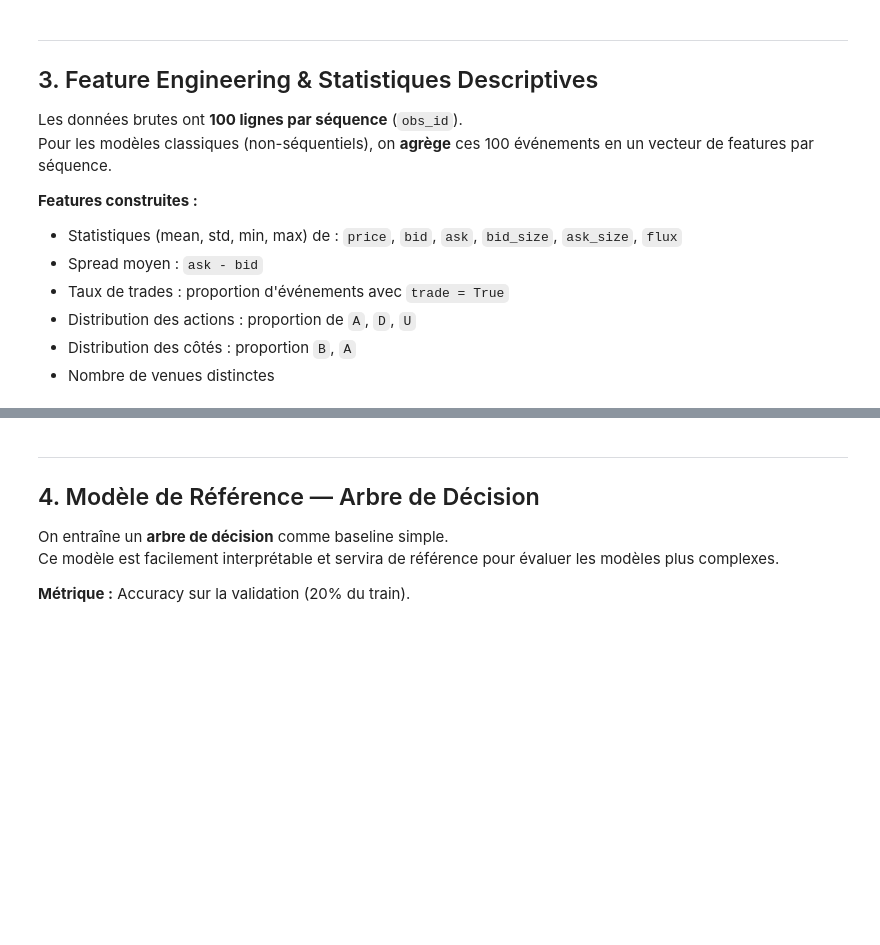
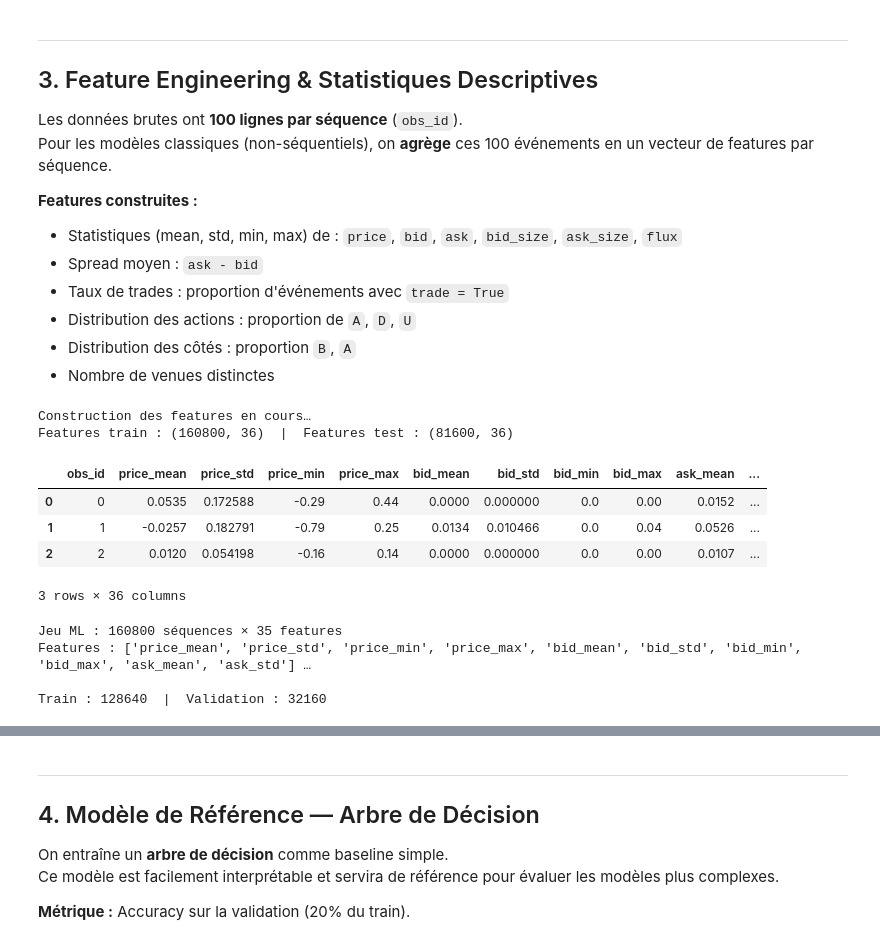
Before and after one commit to HUGO-ROCHA-MONDRAGON/High_Freq_Data, a Jupyter notebook: src/Mannai(RochaMondragon)_HighFreqData.ipynb, the cells around one changed output, grey strips where cells are left out. Saved outputs shown, nothing was run; the diff lists cells and outputs as text; code cells hidden in the pictures; blank space fills up the shorter version.

```diff
--- a/src/Mannai(RochaMondragon)_HighFreqData.ipynb
+++ b/src/Mannai(RochaMondragon)_HighFreqData.ipynb
@@ -109,43 +144,62 @@ Pour les modèles classiques (non-séquentiels), on **agrège** ces 100 événem
 # %%
 def build_features(df: pd.DataFrame) -> pd.DataFrame:
     """Agrège les 100 événements par obs_id en un vecteur de features."""
     grp = df.groupby("obs_id")
 
-    # Statistiques numériques
-    num_cols = ["price", "bid", "ask", "bid_size", "ask_size", "flux"]
-    agg = grp[num_cols].agg(["mean", "std", "min", "max"])
-    agg.columns = ["_".join(c) for c in agg.columns]
+    with tqdm(total=6, desc="Features par obs_id", leave=False) as pbar:
+        # Statistiques numériques
+        num_cols = ["price", "bid", "ask", "bid_size", "ask_size", "flux"]
+        agg = grp[num_cols].agg(["mean", "std", "min", "max"])
+        agg.columns = ["_".join(c) for c in agg.columns]
+        pbar.update(1)
 
-    # Spread (ask - bid) stats
-    df_tmp = df.copy()
-    df_tmp["spread"] = df_tmp["ask"] - df_tmp["bid"]
-    spread_agg = grp["spread"].agg(["mean", "std", "min", "max"])
-    spread_agg.columns = ["spread_mean", "spread_std", "spread_min", "spread_max"]
+        # Spread (ask - bid) stats
+        df_tmp = df.copy()
+        df_tmp["spread"] = df_tmp["ask"] - df_tmp["bid"]
+        spread_agg = df_tmp.groupby("obs_id")["spread"].agg(["mean", "std", "min", "max"])
+        spread_agg.columns = ["spread_mean", "spread_std", "spread_min", "spread_max"]
+        pbar.update(1)
 
-    # Taux de trades
-    trade_rate = grp["trade"].mean().rename("trade_rate")
+        # Taux de trades
+        trade_rate = grp["trade"].mean().rename("trade_rate")
+        pbar.update(1)
 
-    # Distribution des actions (A=add, D=delete, U=update)
-    action_dummies = pd.get_dummies(df["action"], prefix="action")
-    action_dummies["obs_id"] = df["obs_id"].values
-    action_agg = action_dummies.groupby("obs_id").mean()
+        # Distribution des actions (A=add, D=delete, U=update)
+        action_dummies = pd.get_dummies(df["action"], prefix="action")
+        action_dummies["obs_id"] = df["obs_id"].values
+        action_agg = action_dummies.groupby("obs_id").mean()
+        pbar.update(1)
 
-    # Distribution des côtés (B=bid, A=ask)
-    side_dummies = pd.get_dummies(df["side"], prefix="side")
-    side_dummies["obs_id"] = df["obs_id"].values
-    side_agg = side_dummies.groupby("obs_id").mean()
+        # Distribution des côtés (B=bid, A=ask)
+        side_dummies = pd.get_dummies(df["side"], prefix="side")
+        side_dummies["obs_id"] = df["obs_id"].values
+        side_agg = side_dummies.groupby("obs_id").mean()
+        pbar.update(1)
 
-    # Nombre de venues distinctes
-    n_venues = grp["venue"].nunique().rename("n_venues")
+        # Nombre de venues distinctes
+        n_venues = grp["venue"].nunique().rename("n_venues")
+        pbar.update(1)
 
     feats = pd.concat([agg, spread_agg, trade_rate, action_agg, side_agg, n_venues], axis=1)
     return feats.reset_index()
 
 print("Construction des features en cours…")
-X_feats_train = build_features(X_raw)
-X_feats_test  = build_features(X_test_raw)
+feature_sets = {}
+for split_name, split_df in tqdm([("train", X_raw), ("test", X_test_raw)], desc="Agrégation des datasets"):
+    feature_sets[split_name] = build_features(split_df)
+
+X_feats_train = feature_sets["train"]
+X_feats_test  = feature_sets["test"]
 print(f"Features train : {X_feats_train.shape}  |  Features test : {X_feats_test.shape}")
 X_feats_train.head(3)
+# %% [output]
+Construction des features en cours…
+Features train : (160800, 36)  |  Features test : (81600, 36)
+|  | obs_id | price_mean | price_std | price_min | price_max | bid_mean | bid_std | bid_min | bid_max | ask_mean | ... |
+| 0 | 0 | 0.0535 | 0.172588 | -0.29 | 0.44 | 0.0000 | 0.000000 | 0.0 | 0.00 | 0.0152 | ... |
+| 1 | 1 | -0.0257 | 0.182791 | -0.79 | 0.25 | 0.0134 | 0.010466 | 0.0 | 0.04 | 0.0526 | ... |
+| 2 | 2 | 0.0120 | 0.054198 | -0.16 | 0.14 | 0.0000 | 0.000000 | 0.0 | 0.00 | 0.0107 | ... |
+3 rows × 36 columns
 # %%
 # ── Fusion avec les labels & préparation du jeu ML ───────────────────────────
 y_indexed = y_raw.set_index(y_raw.columns[0])  # obs_id en index
@@ -161,6 +215,11 @@ X_train, X_val, y_train, y_val = train_test_split(
     X_ml, y_ml, test_size=0.2, random_state=42, stratify=y_ml
 )
 print(f"\nTrain : {X_train.shape[0]}  |  Validation : {X_val.shape[0]}")
+# %% [output]
+Jeu ML : 160800 séquences × 35 features
+Features : ['price_mean', 'price_std', 'price_min', 'price_max', 'bid_mean', 'bid_std', 'bid_min', 'bid_max', 'ask_mean', 'ask_std'] …
+
+Train : 128640  |  Validation : 32160
 # %%
 # ── Statistiques descriptives ─────────────────────────────────────────────────
 print("=== Statistiques des features (train) ===")
```
Also changed, not shown: parts of 21 cells of this notebook, 1 other file.
